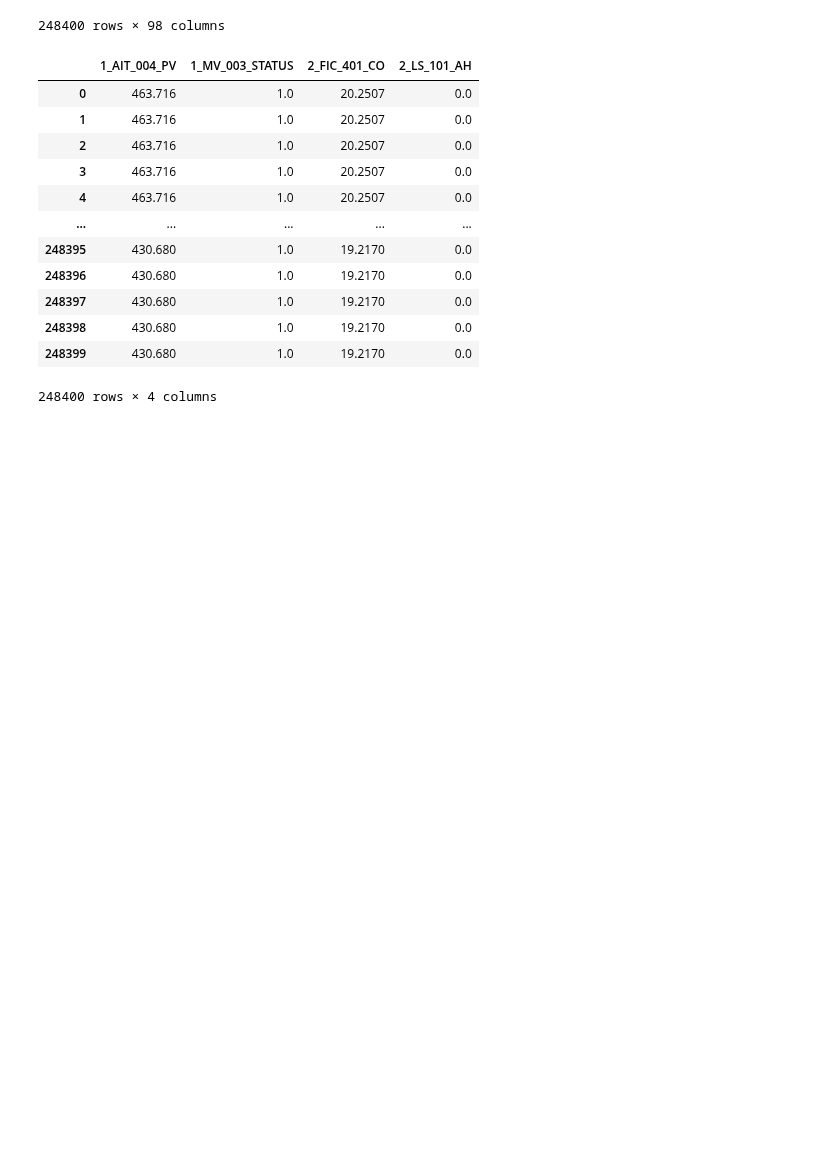
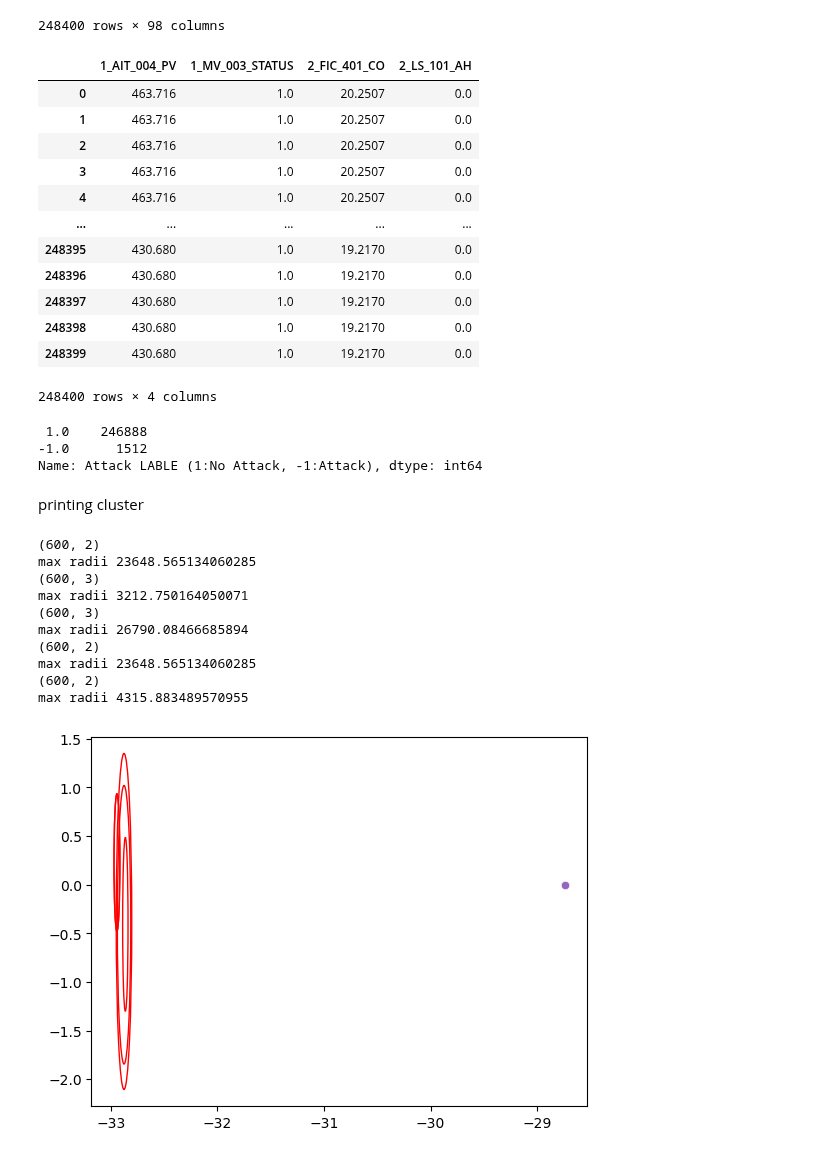
Before and after one commit to manu1003/meepc, a Jupyter notebook: PIpeline.ipynb, the cells around one changed output. Drawn from its saved outputs; the diff is of its cells as text; code cells hidden in the pictures; blank space fills up the shorter version.

```diff
--- a/PIpeline.ipynb
+++ b/PIpeline.ipynb
@@ -128,20 +163,50 @@ df_test
 | 248398 | 430.680 | 1.0 | 19.2170 | 0.0 |
 | 248399 | 430.680 | 1.0 | 19.2170 | 0.0 |
 248400 rows × 4 columns
+# %%
+y_actual.value_counts()
+# %% [output]
+ 1.0    246888
+-1.0      1512
+Name: Attack LABLE (1:No Attack, -1:Attack), dtype: int64
+# %%
+X_test=df_test.iloc[:,1].values
+# %% [markdown]
+printing cluster
 # %%
-def predict(X_test,optimal_k,weights,centers,radiis):
-    Xtest=hankel.fit(X_test,30,0.5)
-    print(Xtest.shape)
-    # r=rank.fit(Xtest)
-    U,S,VT=np.linalg.svd(Xtest)
-    V=VT.T
-    isanomaly=True
-    for i in range(optimal_k):
-        Xtest=np.matmul(Xtest,V[:,:topR[i]])
-        print(Xtest.shape)
-        var1=np.square(Xtest-centers[i])
-        var2=np.matmul(weights[i],var1.T)
-        if(var2<radiis[i]):
-            isanomaly=False
-            break
-    return isanomaly
+Xtest=hankel.fit(X_test,10,0.5)
+U,S,VT=np.linalg.svd(Xtest)
+V=VT.T
+isanomaly=True
+
+for i in range(optimal_k):
+    Xtest_cluster=np.matmul(Xtest,V[:,:topR[i]])
+    var1=np.square(Xtest_cluster-centers[i])
+    var2=np.matmul(weights[i],var1.T)
+    print(Xtest_cluster.shape)
+    widths=calc_width_height(weights[i])
+    ax = plt.gca()
+    ellipse = Ellipse(xy=(centers[i][0],centers[i][1]), width=widths[0], height=widths[1])
+    ellipse.fill = False
+    ellipse.set_ec('red')
+    ax.add_patch(ellipse)
+    sns.scatterplot(x=Xtest_cluster[:,0],y=Xtest_cluster[:,1])
+
+
+    print("max radii",np.amax(var2))
+    # if(np.amax(var2)<radiis[i]):
+    #     isanomaly=False
+    # break
+plt.show()
+# %% [output]
+(600, 2)
+max radii 23648.565134060285
+(600, 3)
+max radii 3212.750164050071
+(600, 3)
+max radii 26790.08466685894
+(600, 2)
+max radii 23648.565134060285
+(600, 2)
+max radii 4315.883489570955
+[figure, added]
```
Also changed, not shown: parts of 10 cells of this notebook.
